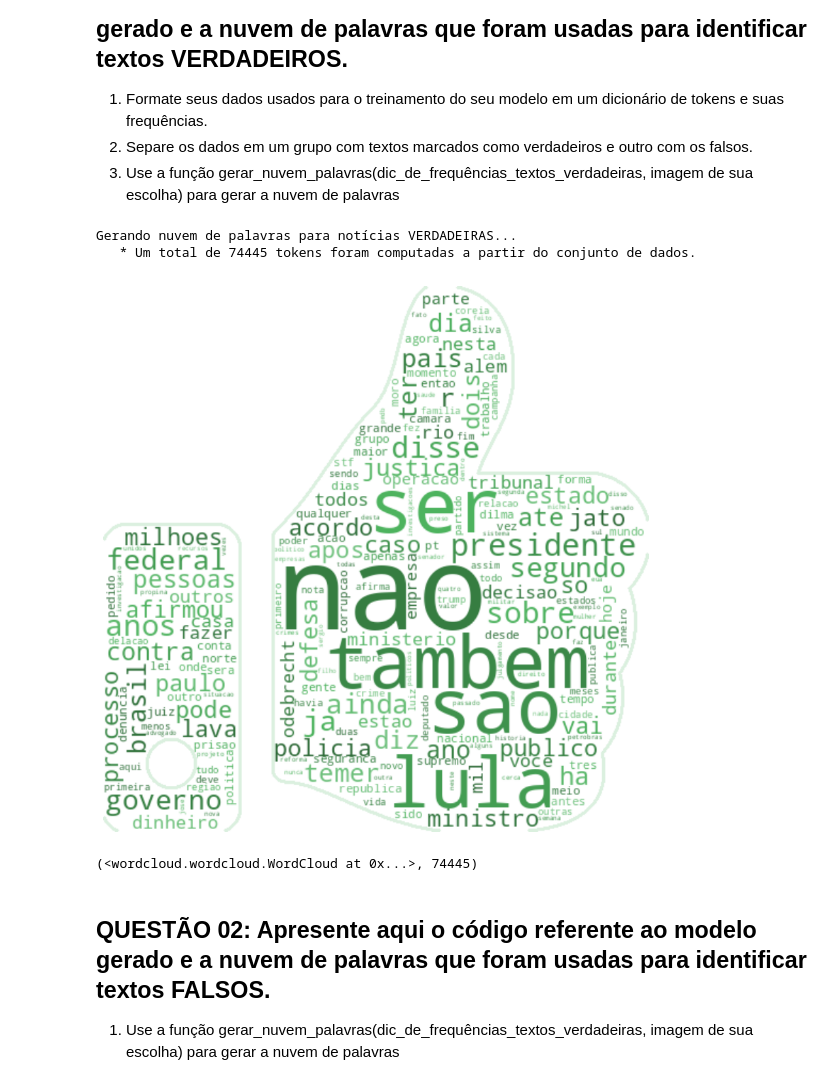
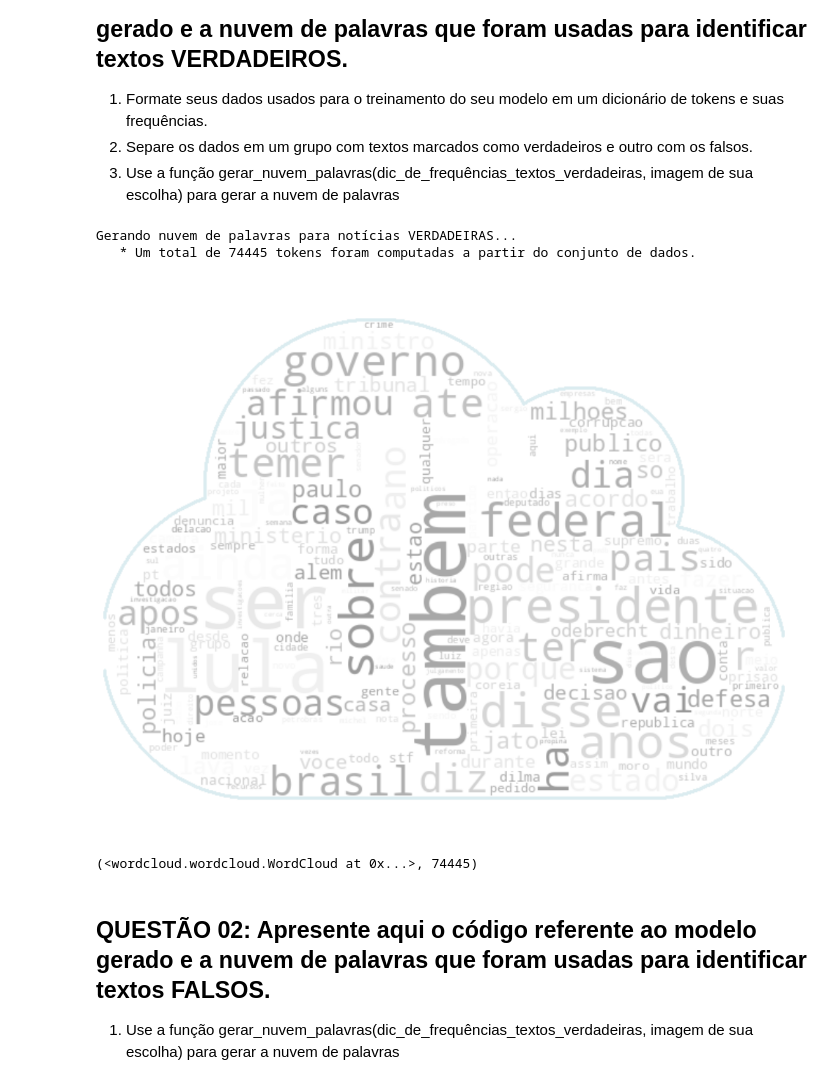
Before and after one commit to Desconhecido7/.github, a Jupyter notebook: trabalho_NLP.ipynb, the cells around one changed output. Cells and saved outputs as stored; diff of their text form; code cells hidden in the pictures.

```diff
--- a/trabalho_NLP.ipynb
+++ b/trabalho_NLP.ipynb
@@ -111,25 +111,25 @@ SyntaxError: invalid syntax (1951381091.py, line 2)
 # %%
 from collections import Counter
 
 # 1. Separar os dados em notícias verdadeiras usando a coluna disponível 'preprocessed_news'
 textos_verdadeiros = df[df['label'] == 'true']['preprocessed_news']
 
 # 2. Formatar os dados em um dicionário de tokens e suas frequências
 todos_tokens_verdadeiros = []
 for texto in textos_verdadeiros:
     if isinstance(texto, str):
         todos_tokens_verdadeiros.extend(texto.split())
 
 dic_frequencia_verdadeiras = dict(Counter(todos_tokens_verdadeiros))
 
-# 3. Gerar a nuvem de palavras com a imagem de máscara 'thumbs_up_mask.png'
+# 3. Gerar a nuvem de palavras com a imagem de máscara 'cloud_mask.png' e as palavras reais do dataset
 print("Gerando nuvem de palavras para notícias VERDADEIRAS...")
 gerar_nuvem_palavras(dicionario_tokens_e_frequencia=dic_frequencia_verdadeiras,
-                     arquivo_mascara='thumbs_up_mask.png')
+                     arquivo_mascara="cloud_mask.png")
 # %% [output]
 Gerando nuvem de palavras para notícias VERDADEIRAS...
    * Um total de 74445 tokens foram computadas a partir do conjunto de dados.
-[figure, old version]
+[figure, new version]
 (<wordcloud.wordcloud.WordCloud at 0x...>, 74445)
 # %% [markdown]
 ## QUESTÃO 02: Apresente aqui o código referente ao modelo gerado e a nuvem de palavras que foram usadas para identificar textos FALSOS.
```
Also changed, not shown: parts of 5 cells of this notebook.
